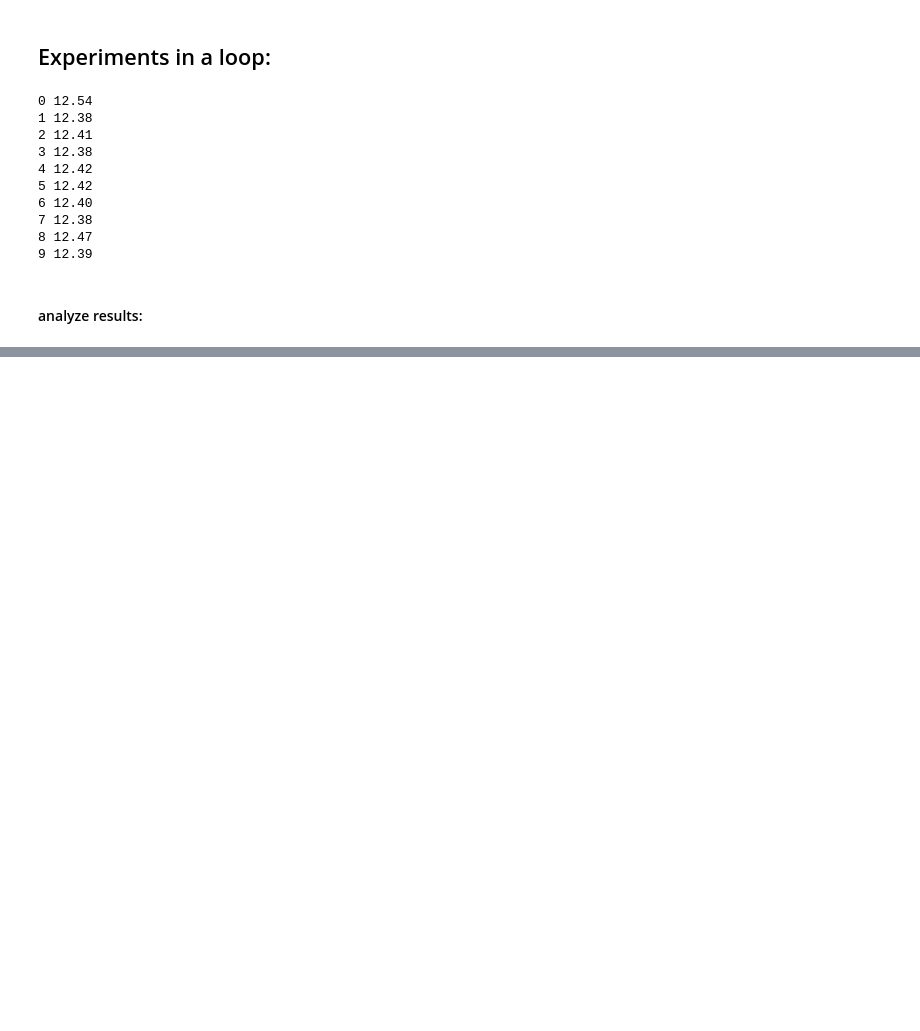
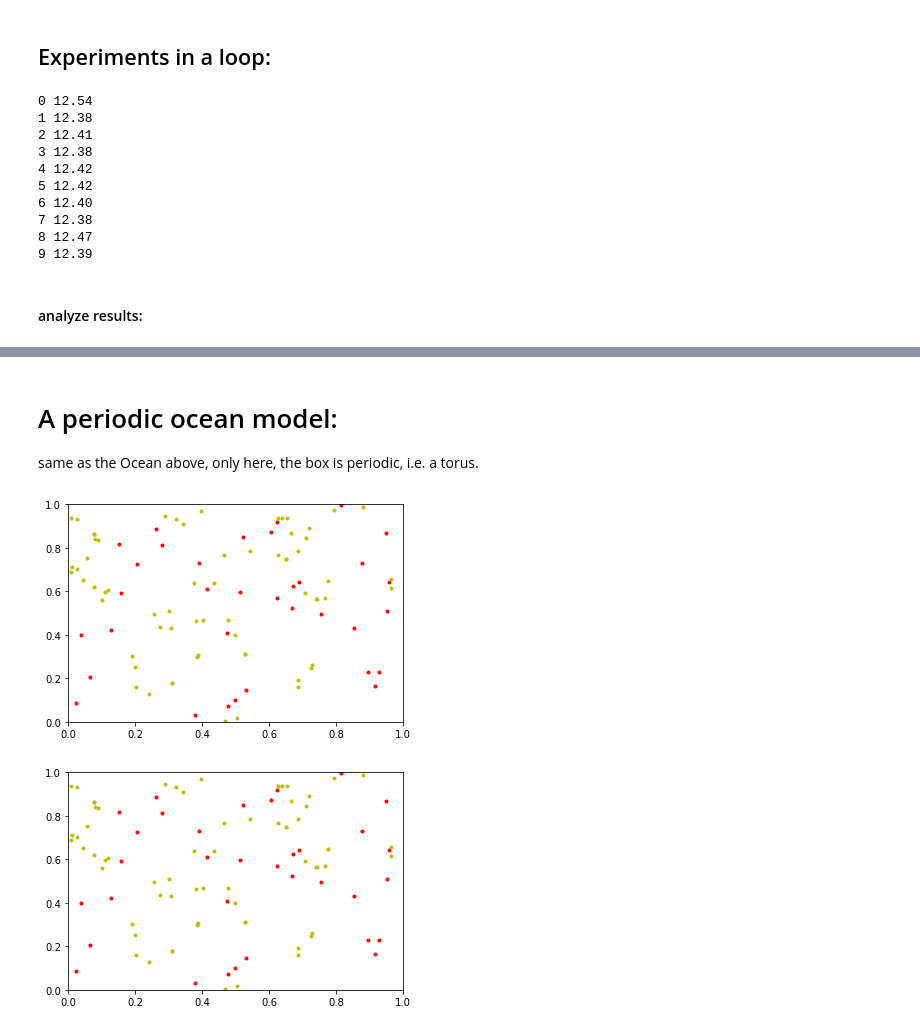
Before and after one commit to ronshnapp/numerical_projects, a Jupyter notebook: planktons/random_walk_playground/Population_dynamics_model.ipynb, the cells around one changed output, grey strips where cells are left out. Saved outputs shown, nothing was run; the diff lists cells and outputs as text; code cells hidden in the pictures; blank space fills up the shorter version.

Commit message:
added periodic boundary conditions to the simulation

```diff
--- a/planktons/random_walk_playground/Population_dynamics_model.ipynb
+++ b/planktons/random_walk_playground/Population_dynamics_model.ipynb
@@ -775,0 +773,4 @@ for fname in res_files:
+# %% [markdown]
+# A periodic ocean model:
+
+same as the Ocean above, only here, the box is periodic, i.e. a torus.
@@ -775,0 +928,36 @@ for fname in res_files:
+# %%
+L = 1.0
+V = 0.025
+dt = 1.0
+M = 5.0
+R = 0.05
+
+p_lst = [plankter(np.random.uniform(0,1,2), V, dt) for i in range(100)]
+O = ocean(p_lst, R, M, L=L)
+
+for i in range(50):
+    O.step()
+# %%
+from IPython import display
+import time
+
+
+fig, ax= plt.subplots()
+
+
+
+
+for i in range(50):
+    ax.clear()
+    ax.set_xlim(0,1.)
+    ax.set_ylim(0,1.)
+    O.plot_at_step(i, fig, ax)
+
+    display.clear_output(wait=True)
+    display.display(pl.gcf())
+    time.sleep(.1)
+
+    #time.sleep(1)
+# %% [output]
+[figure, added]
+[figure, added]
```
Also changed, not shown: parts of 2 cells of this notebook.
